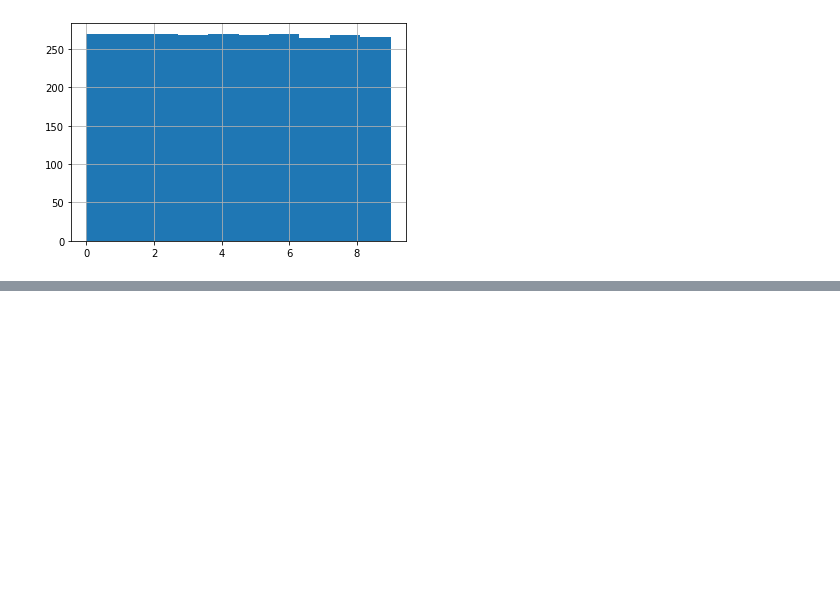
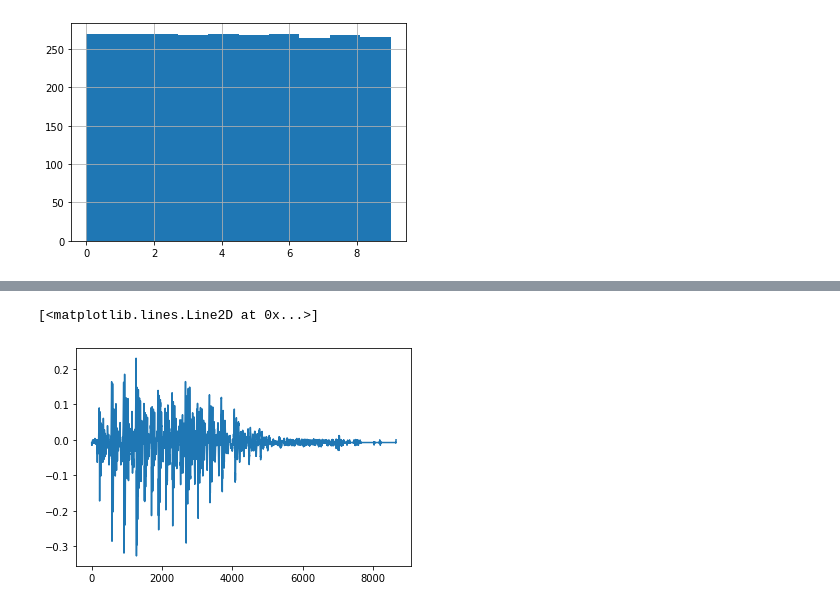
Before and after one commit to shin04/B4Lecture-2021, a Jupyter notebook: ex_9/kajiwara/notebooks/EDA.ipynb, the cells around one changed output, grey strips where cells are left out. Saved outputs shown, nothing was run; the diff lists cells and outputs as text; code cells hidden in the pictures; blank space fills up the shorter version.

```diff
--- a/ex_9/kajiwara/notebooks/EDA.ipynb
+++ b/ex_9/kajiwara/notebooks/EDA.ipynb
@@ -164,0 +215,3 @@ plot_cv_indices(cv, X, y, groups, ax, n_splits)
+# %%
+y, sr = librosa.load('../../' + meta['path'].loc[456])
+Audio(y, rate=sr)
@@ -164,0 +220,5 @@ plot_cv_indices(cv, X, y, groups, ax, n_splits)
+# %%
+plt.plot(y)
+# %% [output]
+[<matplotlib.lines.Line2D at 0x...>]
+[figure, added]
```
Also changed, not shown: parts of 16 cells of this notebook, 6 other files.
